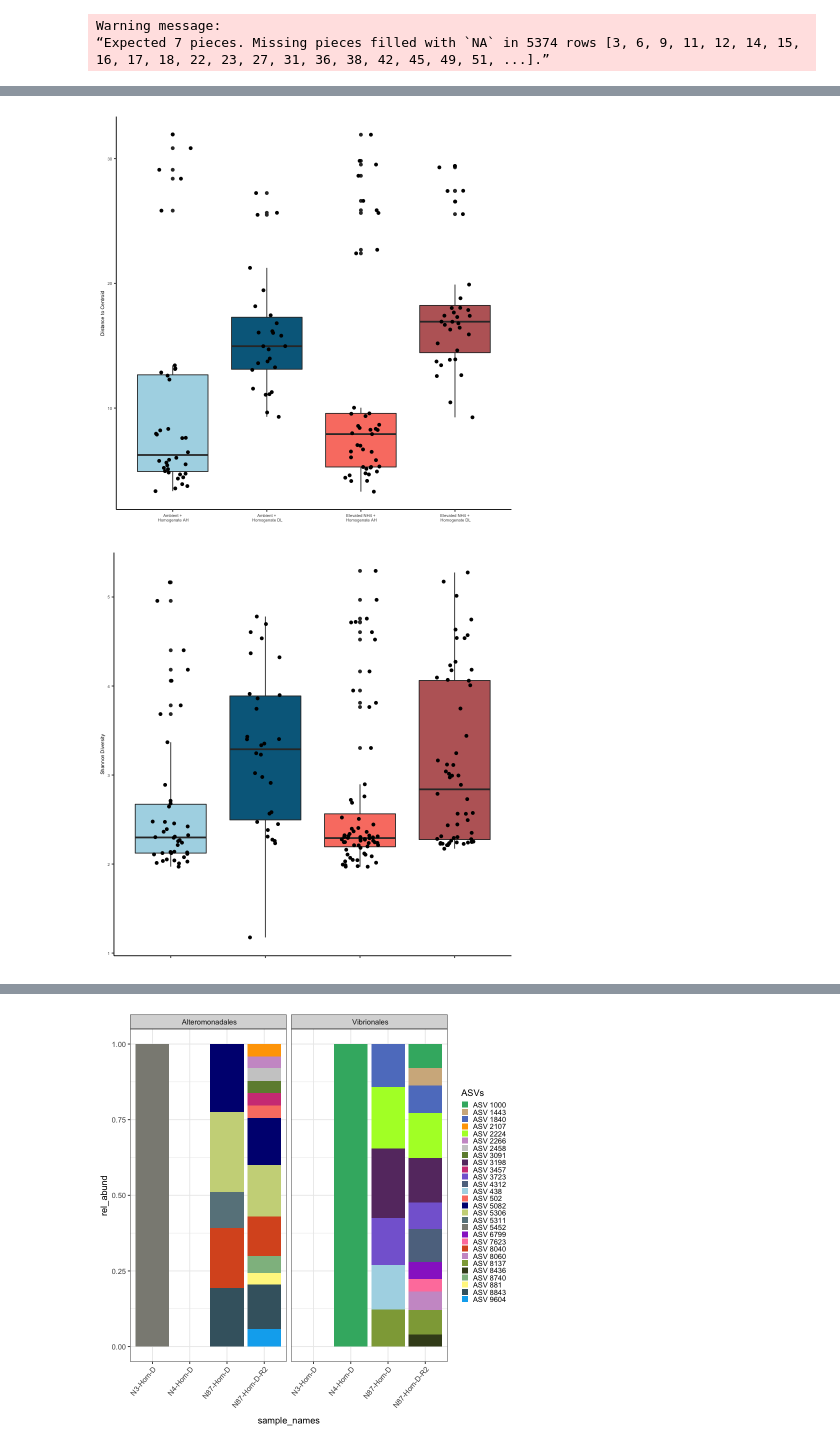
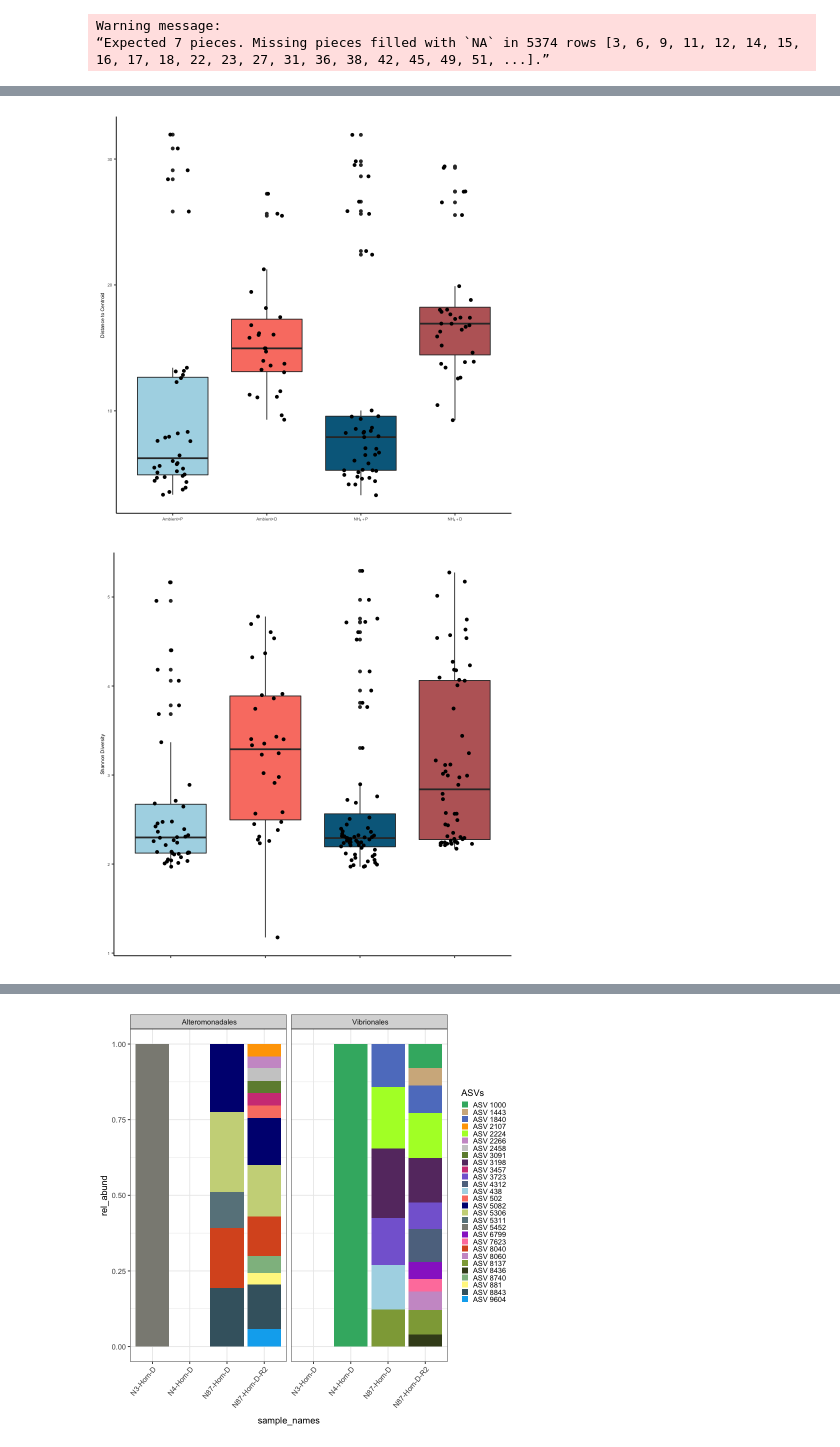
Before and after one commit to srosales712/RESISTADA_Microbiome, a Jupyter notebook: Notebooks/Resistada_beta-diversity-Figs.ipynb, the cells around one changed output, grey strips where cells are left out. Cells and saved outputs as stored; diff of their text form; code cells hidden in the pictures.

```diff
--- a/Notebooks/Resistada_beta-diversity-Figs.ipynb
+++ b/Notebooks/Resistada_beta-diversity-Figs.ipynb
@@ -34,10 +52,9 @@ meta = read.csv("/Users/stephanie.rosales/Documents/omics_projects/Resitada/meta
                 header = T, row.names = 1,
 na.strings = c("", "NA"))
 # %%
-meta = meta %>%
-mutate_all(funs(str_replace_all(.,"Placebo", "Homogenate AH"))) %>%
-mutate_all(funs(str_replace_all(.,"Pathogen", "Homogenate DL"))) %>%
-mutate_all(funs(str_replace_all(.,"NH4_Homogenate", "Elevated NH4 +\n Homogenate")))  %>%
-mutate_all(funs(str_replace_all(.,"Ambient_Homogenate DL", "Ambient +\n Homogenate DL"))) %>%
-mutate_all(funs(str_replace_all(.,"Ambient_Homogenate AH", "Ambient +\n Homogenate AH"))) #%>%
+#meta = meta %>%
+#mutate_all(funs(str_replace_all(.,"Placebo", "P"))) %>%
+#mutate_all(funs(str_replace_all(.,"Pathogen", "D"))) %>%
+#mutate_all(funs(str_replace_all(.,"Ambient_Homogenate DL", "Ambient +\n Homogenate DL"))) %>%
+#mutate_all(funs(str_replace_all(.,"Ambient_Homogenate AH", "Ambient +\n Homogenate AH"))) #%>%
 #mutate_all(funs(str_replace_all(.,"NH4", "Elevated NH4")))
@@ -410,12 +452,16 @@ A data.frame: 6 × 1
 | N230-A162 | 5.229574 |
 | N233-A196 | 8.260780 |
 # %%
+mod_dist_df$Combo <- factor(mod_dist_df$Combo,
+    levels = c("Ambient_Placebo", "Ambient_Pathogen", "NH4_Placebo", "NH4_Pathogen"))
+
+
 combo_cent= ggplot(mod_dist_df,
        aes(x=Combo, y=mod$distances)) +
 geom_boxplot(aes(fill=Combo)) +
 geom_jitter(aes(fill = Combo), height = 0, width = .2) +
 theme_classic() +
-scale_fill_manual(values =c("lightblue", "#00688B", "salmon", "#bc6767")) +
+scale_fill_manual(values =c("lightblue", "salmon", "#00688B", "#bc6767")) +
   theme(legend.position ="none") +
 ylab("Distance to Centroid") +
 theme(legend.text =element_text(size=5)) +
@@ -424,32 +470,42 @@ theme(axis.title.x = element_text(size = 4)) +
 theme(axis.title.y = element_text(size = 6)) +
 theme(axis.text.x = element_text(size =5)) +
 theme(axis.text.y = element_text(size =5)) +
+scale_x_discrete(labels=c("Ambient_Pathogen" = "Ambient+D", "Ambient_Placebo" = "Ambient+P",
+                              "NH4_Pathogen" = expression(paste(NH[4])+D),
+                          "NH4_Placebo" = expression(paste(NH[4])+P) )) +
 xlab("")
 
 combo_cent
 # %% [output]
-[figure, old version]
+[figure, new version]
 # %%
+meta$Combo <- factor(meta$Combo,
+    levels = c("Ambient_Placebo", "Ambient_Pathogen", "NH4_Placebo", "NH4_Pathogen"))
+
+
 combo_shanon= meta %>%
 filter(Shannon>0) %>%
   ggplot(aes(x = Combo, y = as.numeric(Shannon))) +
 geom_boxplot(aes(fill=Combo)) +
 geom_jitter(aes(fill = Combo), height = 0, width = .2) +
 theme_classic() +
-scale_fill_manual(values =c("lightblue", "#00688B", "salmon", "#bc6767")) +
+scale_fill_manual(values =c("lightblue", "salmon", "#00688B", "#bc6767")) +
   labs(y = "Shannon Diversity", x = "") +
   theme(legend.position ="none") +
 theme(legend.text =element_text(size=5)) +
 theme(legend.title = element_text(size=5)) +
 theme(axis.title.x = element_text(size = 4)) +
 theme(axis.title.y = element_text(size = 6)) +
 theme(axis.text.x = element_blank()) +
-theme(axis.text.y = element_text(size =5))
+theme(axis.text.y = element_text(size =5)) +
+scale_x_discrete(labels=c("Ambient_Pathogen" = "Ambient+D", "Ambient_Placebo" = "Ambient+P",
+                              "NH4_Pathogen" = expression(paste(NH[4])+D),
+                          "NH4_Placebo" = expression(paste(NH[4])+P) ))
 
 
 combo_shanon
 # %% [output]
-[figure, old version]
+[figure, new version]
 # %%
 comboAB= ggpubr::ggarrange(combo_shanon, combo_cent,
                   common.legend = FALSE, ncol=1,
```
Also changed, not shown: parts of 36 cells of this notebook, 7 other files.
